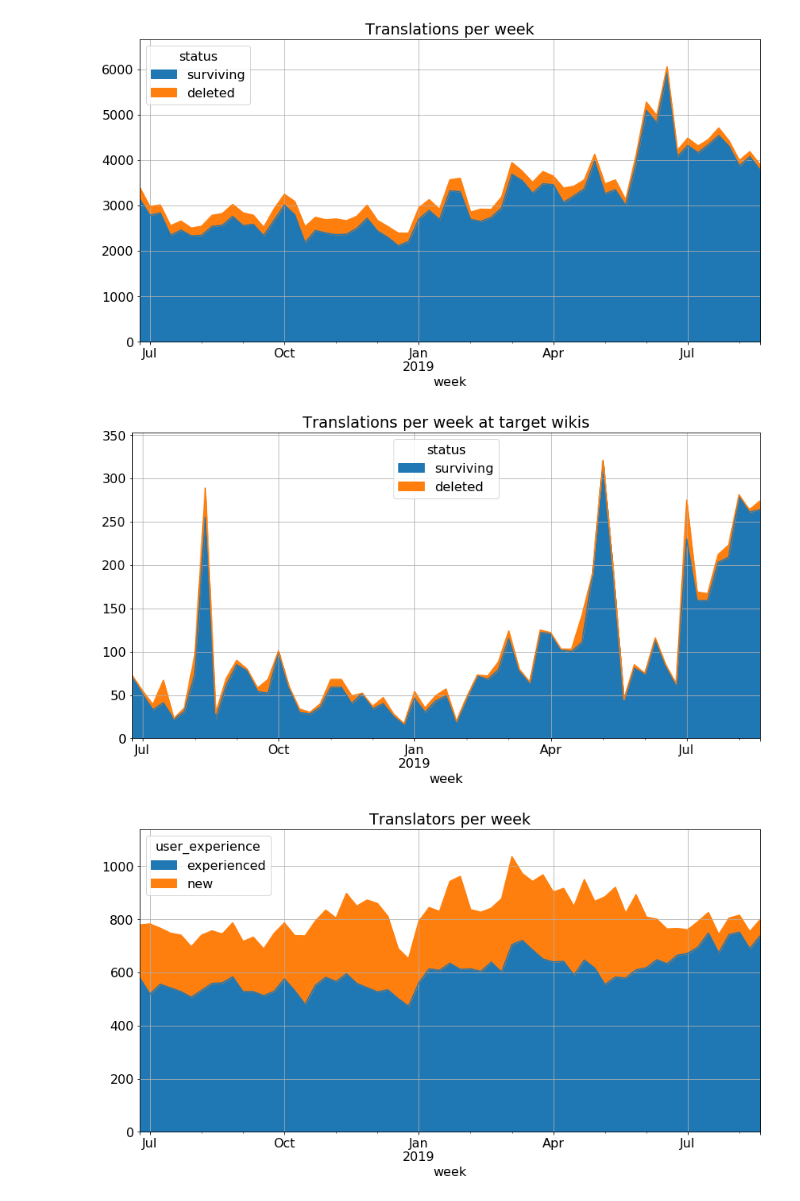
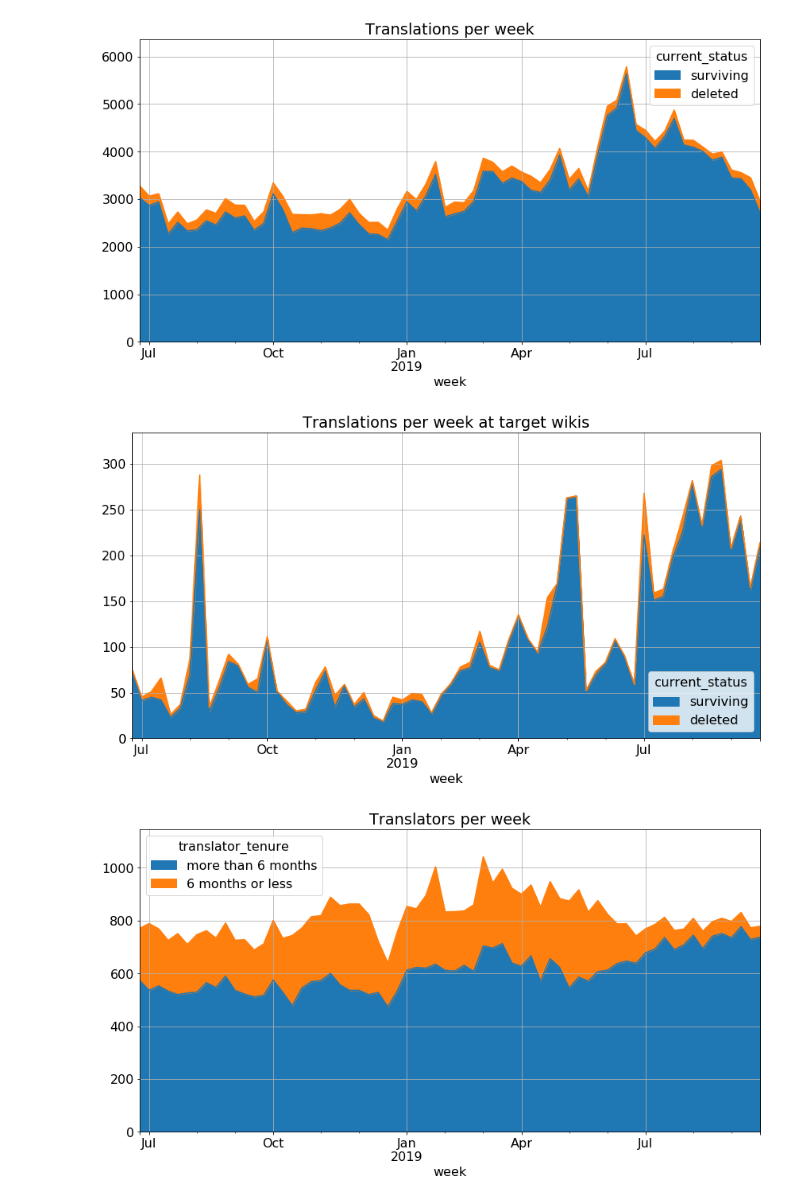
Before and after one commit to wikimedia-research/2018-19-Language-annual-plan-metrics, a Jupyter notebook: Language-metrics.ipynb, the cells around one changed output. Saved outputs shown, nothing was run; the diff lists cells and outputs as text; code cells hidden in the pictures.

Commit message:
Fix time span and improve labels

```diff
--- a/Language-metrics.ipynb
+++ b/Language-metrics.ipynb
@@ -18,16 +21,16 @@ insert_code_toggle()
 # %%
 CHART_START = "2018-07"
-MWH_SNAPSHOT = "2019-09" # This will also be the end of the charts
+MWH_SNAPSHOT = "2019-09" # The end of this month will also be the end of the charts
 TARGET_WIKIS = ("mlwiki", "bnwiki", "tlwiki", "jvwiki", "mnwiki")
 
-time_range = pd.period_range(CHART_START, MWH_SNAPSHOT, freq="W-MON")
+time_range = pd.period_range(CHART_START, pd.Period(MWH_SNAPSHOT), freq="W-SUN")
 time_end = time_range[-1].to_timestamp(how="end")
 
 # If the last week goes past the end of mediawiki_history, remove it
 if time_end > pd.Timestamp(MWH_SNAPSHOT):
     time_range = time_range[:-1]
     time_start = time_range[0].to_timestamp(how="start")
-    time_end = time_range[-1].to_timestamp(how="end")
+    time_end = (time_range[-1] + 1).to_timestamp(how="start")
 
 query_params = {
     "MWH_SNAPSHOT": MWH_SNAPSHOT,
@@ -37,16 +40,16 @@ query_params = {
 # %%
 translations = hive.run("""
 select
-    event_user_text as translator,
     wiki_db as wiki,
     date_format(event_timestamp, "yyyy-MM-dd") as date,
-    if(array_contains(revision_tags, "contenttranslation-v2"), 2, 1) as cx_version,
+    event_user_text as translator,
     if(
         coalesce(datediff(event_timestamp, ssac.dt) > 252, true), -- 6 months ≈ 26 weeks = 252 days
-        "experienced",
-        "new"
-    ) as user_experience,
-    if(revision_is_deleted_by_page_deletion, "deleted", "surviving") as status
+        "more than 6 months",
+        "6 months or less"
+    ) as translator_tenure,
+    if(revision_is_deleted_by_page_deletion, "deleted", "surviving") as current_status,
+    if(array_contains(revision_tags, "contenttranslation-v2"), 2, 1) as cx_version
 from wmf.mediawiki_history mh
 left join event_sanitized.serversideaccountcreation ssac
 on
@@ -62,5 +65,5 @@ where
 ).assign(
     date=lambda df: pd.to_datetime(df["date"])
 ).assign(
-    week=lambda df: df["date"].dt.to_period("W-MON").dt.to_timestamp()
+    week=lambda df: df["date"].dt.to_period("W-SUN").dt.to_timestamp()
 )
@@ -72,30 +70,37 @@ def plot_df(df):
 # %%
-weekly_translations = translations.groupby(["week", "status"]).size().unstack()[["surviving", "deleted"]]
+weekly_translations = translations.groupby(["week", "current_status"]).size().unstack()[["surviving", "deleted"]]
 
 plot_df(weekly_translations)
 plt.title("Translations per week");
 # %% [output]
-[figure, old version]
+[figure, new version]
 # %%
 weekly_target_wiki_translations = (
     translations
     .query("wiki in @TARGET_WIKIS")
-    .groupby(["week", "status"])
+    .groupby(["week", "current_status"])
     .size()
     .unstack()
     [["surviving", "deleted"]]
 )
 
 plot_df(weekly_target_wiki_translations)
 plt.title("Translations per week at target wikis");
 # %% [output]
-[figure, old version]
+[figure, new version]
 # %%
-weekly_translators = translations.groupby(["week", "user_experience"]).nunique()["translator"].unstack()
+weekly_translators = (
+    translations
+    .groupby(["week", "translator_tenure"])
+    .nunique()["translator"]
+    .unstack()
+    [["more than 6 months", "6 months or less"]]
+)
+
 plot_df(weekly_translators)
 plt.title("Translators per week");
 # %% [output]
-[figure, old version]
+[figure, new version]
 # %%
 weekly_target_wiki_translators = (
     translations
```
Also changed, not shown: parts of 10 cells of this notebook.
